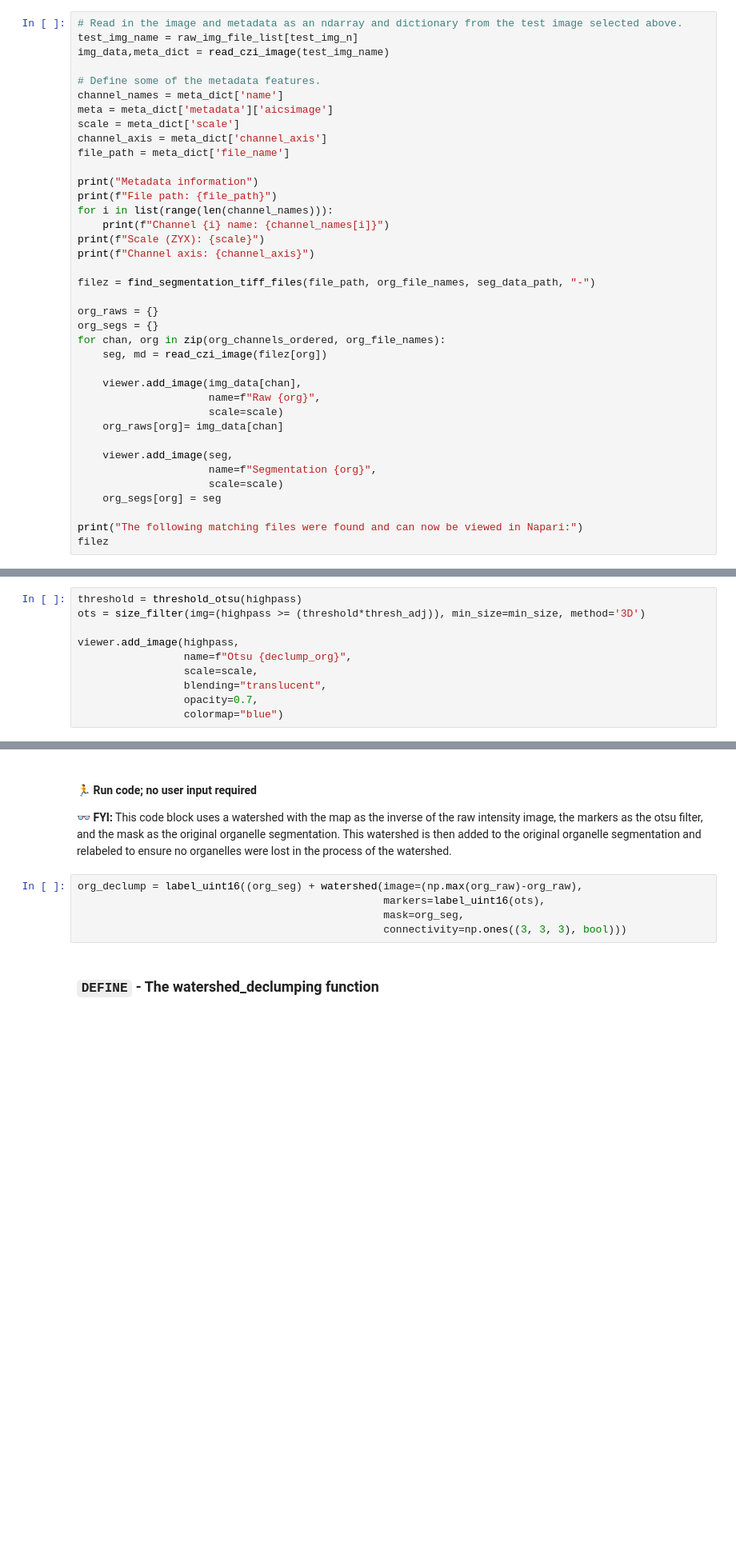
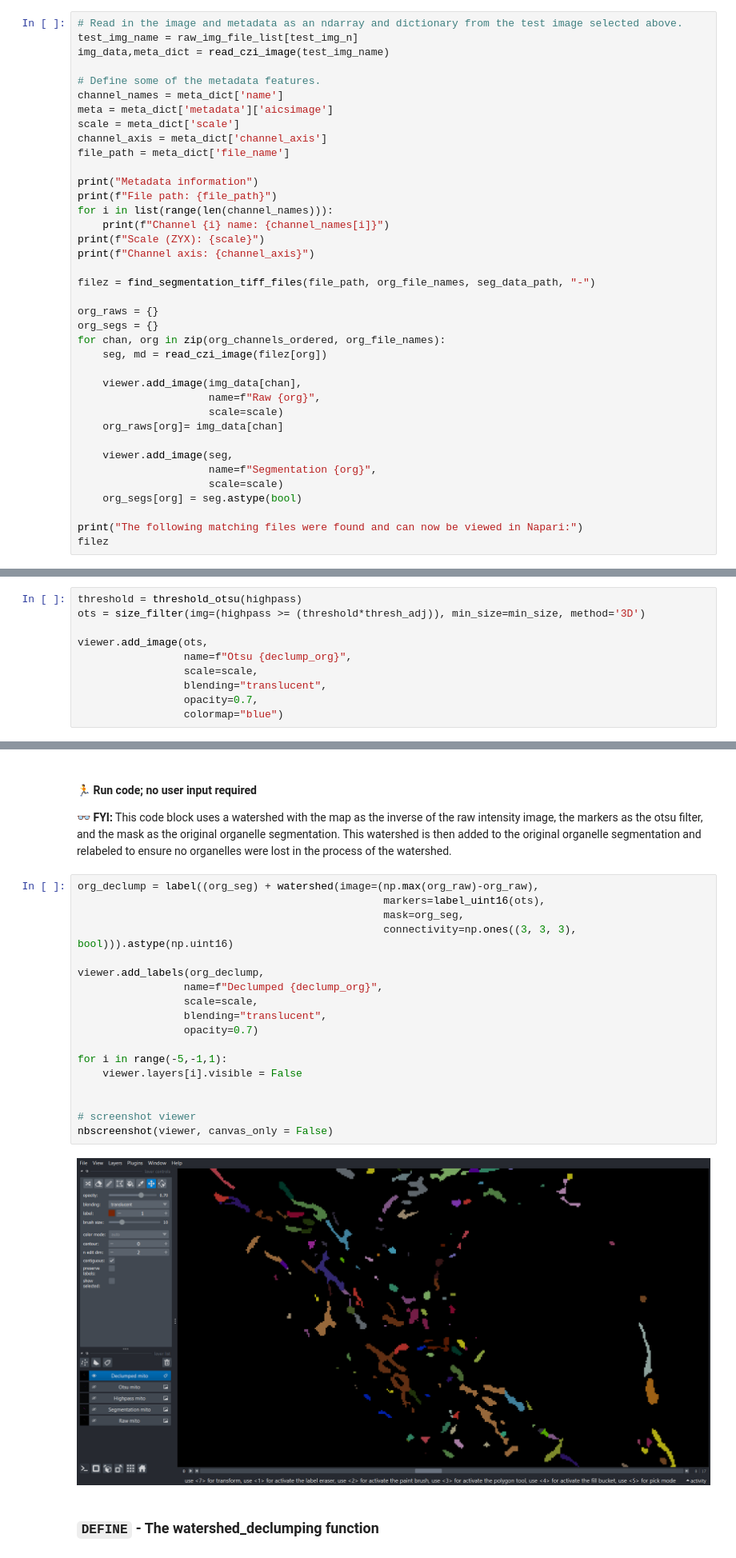
Before and after one commit to SCohenLab/infer-subc, a Jupyter notebook: notebooks/part_1_segmentation_workflows/method_declumping.ipynb, the cells around one changed output, grey strips where cells are left out. Shown at 80% size. Saved outputs shown, nothing was run; the diff lists cells and outputs as text; blank space fills up the shorter version.

```diff
--- a/notebooks/part_1_segmentation_workflows/method_declumping.ipynb
+++ b/notebooks/part_1_segmentation_workflows/method_declumping.ipynb
@@ -136,7 +138,7 @@ for chan, org in zip(org_channels_ordered, org_file_names):
     viewer.add_image(seg,
                      name=f"Segmentation {org}",
                      scale=scale)
-    org_segs[org] = seg
+    org_segs[org] = seg.astype(bool)
 
 print("The following matching files were found and can now be viewed in Napari:")
 filez
@@ -230,7 +236,7 @@ min_size = 0
 threshold = threshold_otsu(highpass)
 ots = size_filter(img=(highpass >= (threshold*thresh_adj)), min_size=min_size, method='3D')
 
-viewer.add_image(highpass,
+viewer.add_image(ots,
                  name=f"Otsu {declump_org}",
                  scale=scale,
                  blending="translucent",
@@ -243,10 +251,25 @@ viewer.add_image(highpass,
 
 &#x1F453; **FYI:** This code block uses a watershed with the map as the inverse of the raw intensity image, the markers as the otsu filter, and the mask as the original organelle segmentation. This watershed is then added to the original organelle segmentation and relabeled to ensure no organelles were lost in the process of the watershed.
 # %%
-org_declump = label_uint16((org_seg) + watershed(image=(np.max(org_raw)-org_raw),
+org_declump = label((org_seg) + watershed(image=(np.max(org_raw)-org_raw),
                                                  markers=label_uint16(ots),
                                                  mask=org_seg,
-                                                 connectivity=np.ones((3, 3, 3), bool)))
+                                                 connectivity=np.ones((3, 3, 3), bool))).astype(np.uint16)
+
+viewer.add_labels(org_declump,
+                 name=f"Declumped {declump_org}",
+                 scale=scale,
+                 blending="translucent",
+                 opacity=0.7)
+
+for i in range(-5,-1,1):
+    viewer.layers[i].visible = False
+
+
+# screenshot viewer
+nbscreenshot(viewer, canvas_only = False)
+# %% [output]
+[figure, added]
 # %% [markdown]
 ### **`DEFINE` - The watershed_declumping function**
 # %% [markdown]
```
Also changed, not shown: parts of 6 cells of this notebook, 1 other file.
